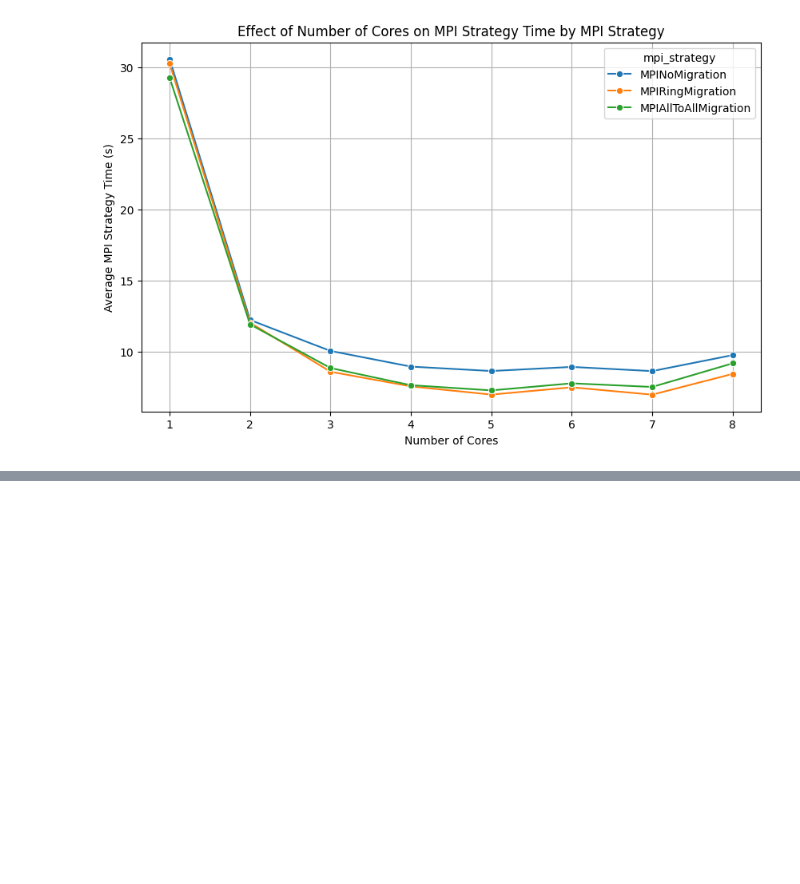
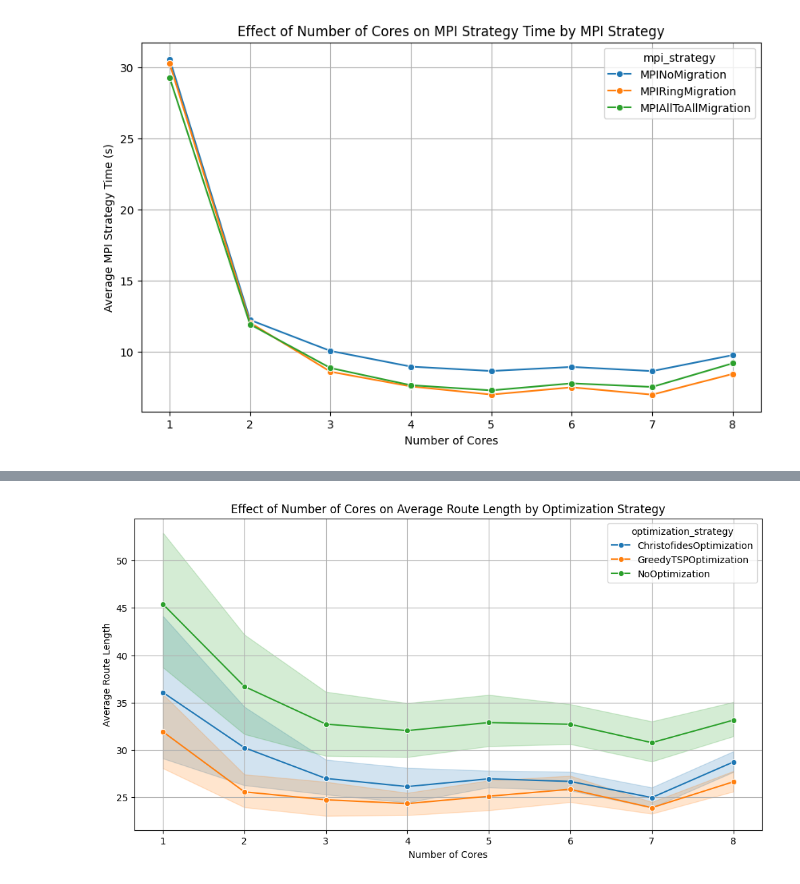
Before and after one commit to dominik-air/parallel-tsp, a Jupyter notebook: benchmark/analysis.ipynb, the cells around one changed output, grey strips where cells are left out. Saved outputs shown, nothing was run; the diff lists cells and outputs as text; code cells hidden in the pictures; blank space fills up the shorter version.

```diff
--- a/benchmark/analysis.ipynb
+++ b/benchmark/analysis.ipynb
@@ -101,0 +153,24 @@ plot_line_with_hue(
+# %%
+import pandas as pd
+
+
+def aggregate_quality_metrics(df: pd.DataFrame) -> pd.DataFrame:
+    """Aggregate quality metrics by calculating mean avg_route_length."""
+    quality_df = (
+        df.groupby(
+            [
+                "optimization_strategy",
+                "migration_size",
+                "generations_per_migration",
+                "cores",
+            ]
+        )
+        .agg({"avg_route_length": "mean"})
+        .reset_index()
+    )
+
+    return quality_df
+
+
+df = load_benchmark_data(file_pattern)
+df = aggregate_quality_metrics(df)
@@ -101,0 +213,23 @@ plot_line_with_hue(
+# %%
+def plot_quality_by_cores_and_optimization(df: pd.DataFrame) -> None:
+    """Generate line plots showing how cores affect avg_route_length for each optimization strategy."""
+    plt.figure(figsize=(12, 6))
+    sns.lineplot(
+        data=df,
+        x="cores",
+        y="avg_route_length",
+        hue="optimization_strategy",
+        marker="o",
+    )
+    plt.title(
+        "Effect of Number of Cores on Average Route Length by Optimization Strategy"
+    )
+    plt.xlabel("Number of Cores")
+    plt.ylabel("Average Route Length")
+    plt.grid(True)
+    plt.show()
+
+
+plot_quality_by_cores_and_optimization(df)
+# %% [output]
+[figure, added]
```
Also changed, not shown: parts of 3 cells of this notebook, 1 other file.
